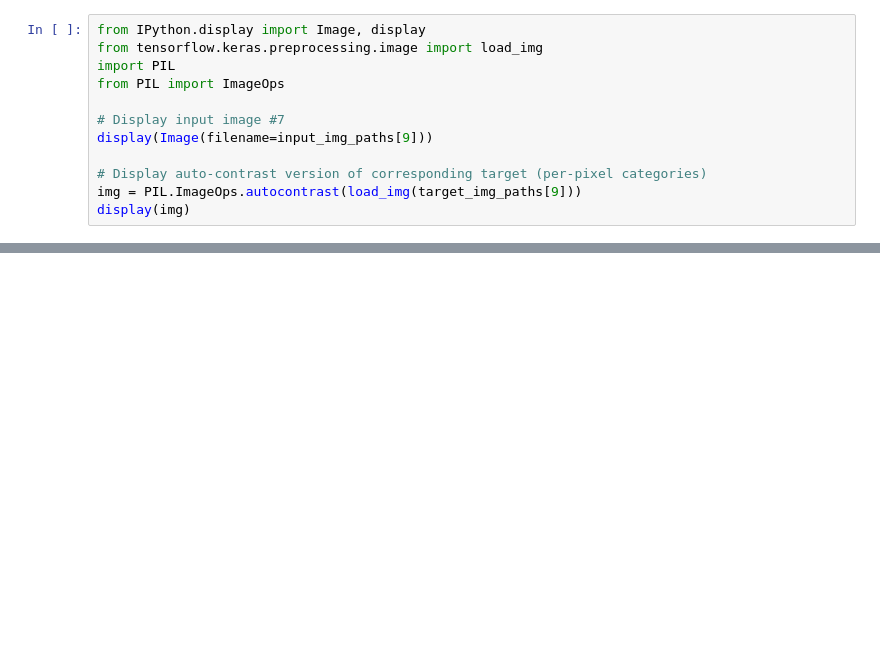
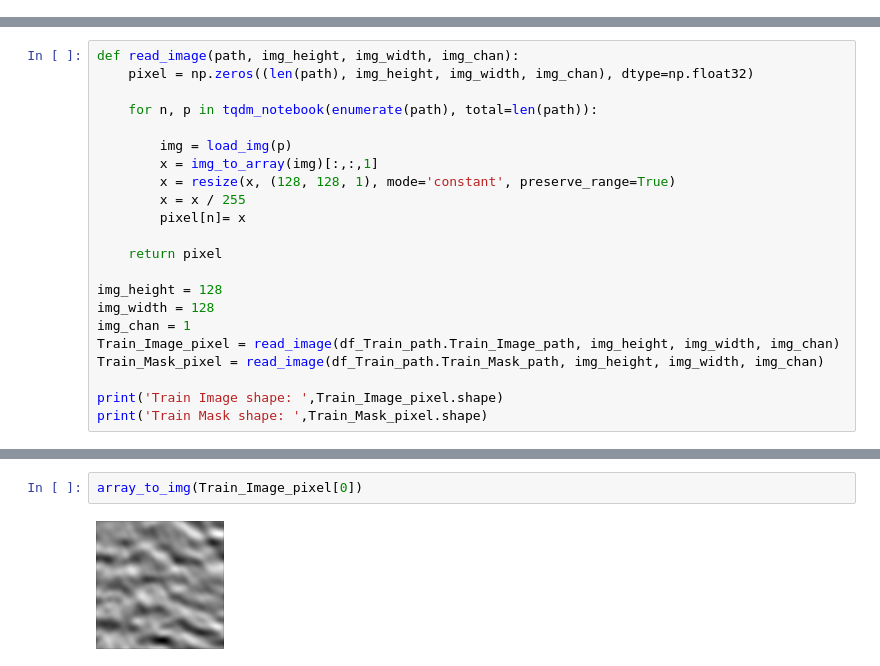
Before and after one commit to wendeljuliao/Salt-Kaggle, a Jupyter notebook: identifySalt.ipynb, the cells around one changed output, grey strips where cells are left out. Cells and saved outputs as stored; diff of their text form; blank space fills up the shorter version.

```diff
--- a/identifySalt.ipynb
+++ b/identifySalt.ipynb
@@ -53,12 +70,0 @@ Dataset salt/train/train_images/images\00cda0328c.png | Dataset salt/train/train
-# %%
-from IPython.display import Image, display
-from tensorflow.keras.preprocessing.image import load_img
-import PIL
-from PIL import ImageOps
-
-# Display input image #7
-display(Image(filename=input_img_paths[9]))
-
-# Display auto-contrast version of corresponding target (per-pixel categories)
-img = PIL.ImageOps.autocontrast(load_img(target_img_paths[9]))
-display(img)
@@ -101,0 +80,22 @@ class Salt(keras.utils.Sequence):
+# %%
+def read_image(path, img_height, img_width, img_chan):
+    pixel = np.zeros((len(path), img_height, img_width, img_chan), dtype=np.float32)
+
+    for n, p in tqdm_notebook(enumerate(path), total=len(path)):
+
+        img = load_img(p)
+        x = img_to_array(img)[:,:,1]
+        x = resize(x, (128, 128, 1), mode='constant', preserve_range=True)
+        x = x / 255
+        pixel[n]= x
+
+    return pixel
+
+img_height = 128
+img_width = 128
+img_chan = 1
+Train_Image_pixel = read_image(df_Train_path.Train_Image_path, img_height, img_width, img_chan)
+Train_Mask_pixel = read_image(df_Train_path.Train_Mask_path, img_height, img_width, img_chan)
+
+print('Train Image shape: ',Train_Image_pixel.shape)
+print('Train Mask shape: ',Train_Mask_pixel.shape)
@@ -101,0 +126,4 @@ class Salt(keras.utils.Sequence):
+# %%
+array_to_img(Train_Image_pixel[0])
+# %% [output]
+[figure, added]
```
Also changed, not shown: parts of 14 cells of this notebook.
